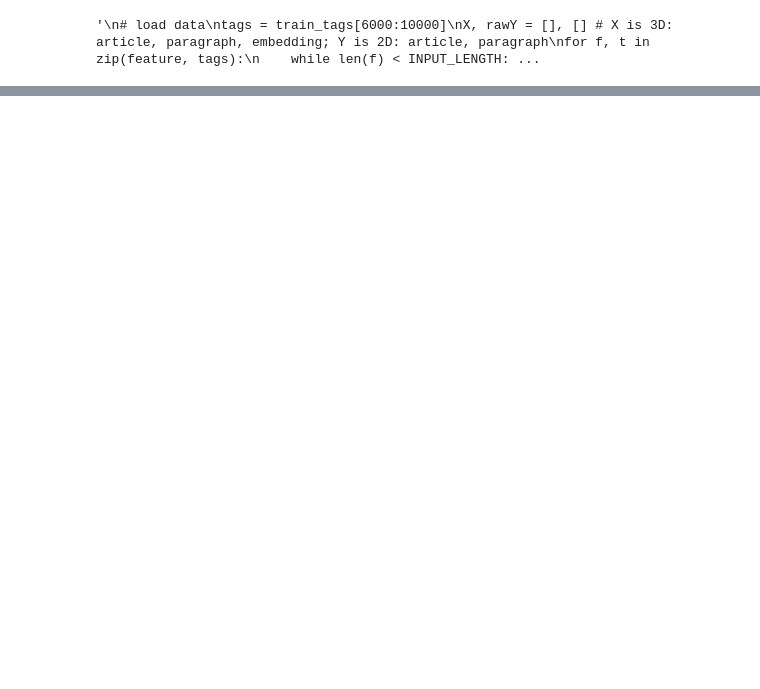
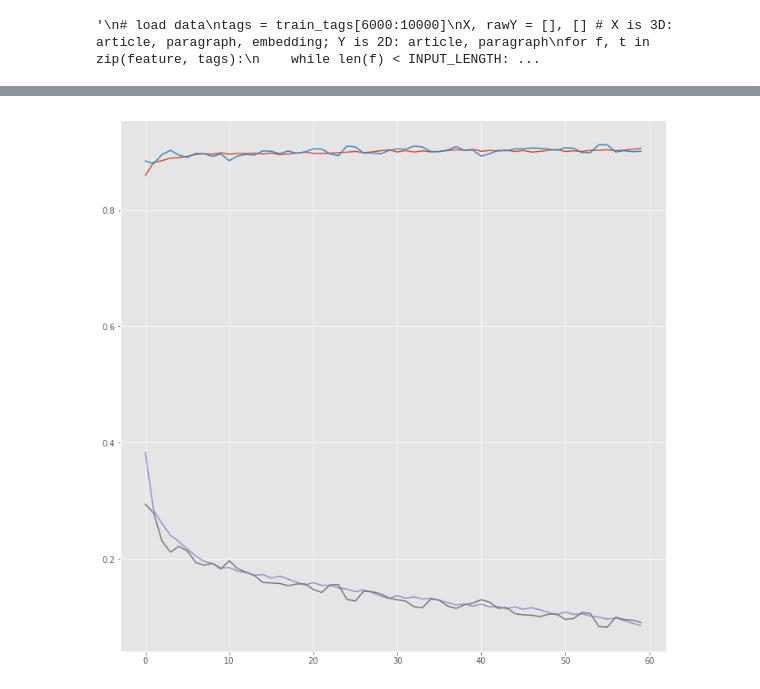
Before and after one commit to My-code-works/MBTI, a Jupyter notebook: BERT-LSTM.ipynb, the cells around one changed output, grey strips where cells are left out. Saved outputs shown, nothing was run; the diff lists cells and outputs as text; code cells hidden in the pictures; blank space fills up the shorter version.

```diff
--- a/BERT-LSTM.ipynb
+++ b/BERT-LSTM.ipynb
@@ -61,3 +61,21 @@ train_texts, train_tags, train_rawtags = load_train_data()
 print(len(train_texts), len(train_tags), len(train_rawtags))
 # %% [output]
 114975 114975 114975
+# %%
+count_dic = {}
+_sum = 0
+for tags in train_tags:
+    for t in tags:
+        if t not in count_dic:
+            count_dic[t] = 1
+        else:
+            count_dic[t] += 1
+        _sum += 1
+
+print(count_dic)
+
+weight_dic = {}
+for tag in count_dic:
+    weight_dic[tag] = float(int(min(1 / (count_dic[tag] / _sum), 100)))
+weight_dic[0] = 0.0
+print(weight_dic)
@@ -156,7 +177,7 @@ def test_accuracy(X=testX, Y=testY):
             else:
                 break
         sample_acc = tcnt/(tcnt+fcnt) if tcnt+fcnt != 0 else 0
-        if sample_acc > _max and j >= 6:
+        if sample_acc < 1 and sample_acc > _max and j >= 5 and j <= 20:
             _max = sample_acc
             _maxarg = i
         truecnt += tcnt
@@ -223,8 +267,13 @@ Epoch 1/4
 KeyboardInterrupt:
 # %%
 # plot
-# plt.style.use("ggplot")
-# plt.figure(figsize=(12,12))
-# plt.plot(hist["acc"])
-# plt.plot(hist["val_acc"])
-# plt.show()
+hist = pd.DataFrame(history.history)
+plt.style.use("ggplot")
+plt.figure(figsize=(12,12))
+plt.plot(hist['crf_accuracy'])
+plt.plot(hist['val_crf_accuracy'])
+plt.plot(hist["loss"])
+plt.plot(hist["val_loss"])
+plt.show()
+# %% [output]
+[figure, added]
```
Also changed, not shown: parts of 8 cells of this notebook, 2 other files.
